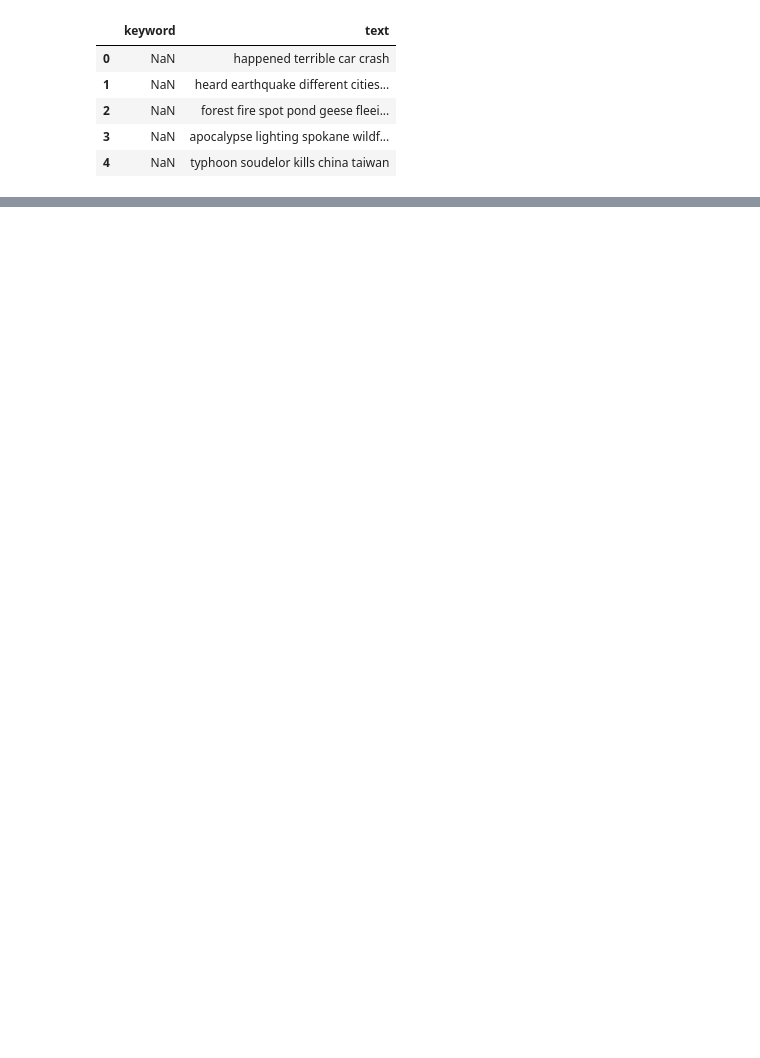
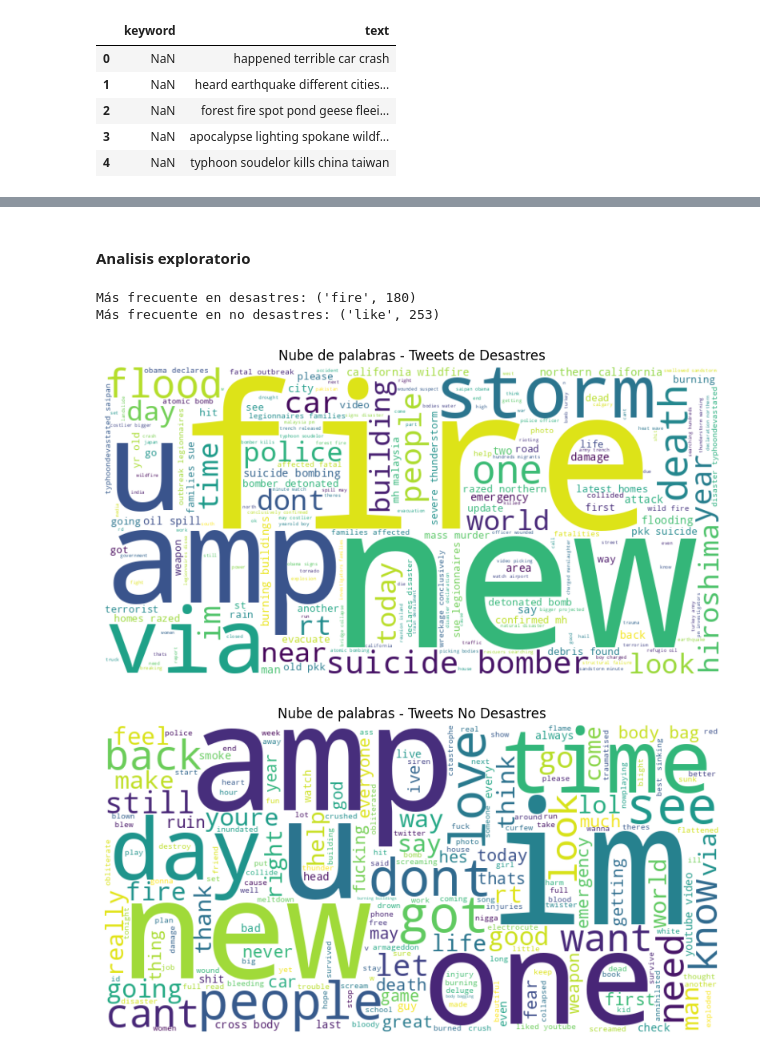
Before and after one commit to JPS4321/Lab5_Data, a Jupyter notebook: lab5.ipynb, the cells around one changed output, grey strips where cells are left out. Saved outputs shown, nothing was run; the diff lists cells and outputs as text; code cells hidden in the pictures; blank space fills up the shorter version.

Commit message:
Feat: Data exploration and clean up fixed

```diff
--- a/lab5.ipynb
+++ b/lab5.ipynb
@@ -112,0 +96,17 @@ clean_test.head()
+# %%
+from collections import Counter
+
+
+disaster_tweets = clean_train[clean_train['target'] == 1]['text']
+non_disaster_tweets = clean_train[clean_train['target'] == 0]['text']
+
+
+disaster_words = " ".join(disaster_tweets).split()
+non_disaster_words = " ".join(non_disaster_tweets).split()
+
+
+disaster_freq = Counter(disaster_words).most_common(20)
+non_disaster_freq = Counter(non_disaster_words).most_common(20)
+
+print("Palabras más frecuentes en tweets de desastres:\n", disaster_freq)
+print("\nPalabras más frecuentes en tweets NO desastres:\n", non_disaster_freq)
@@ -112,0 +123,30 @@ clean_test.head()
+# %% [markdown]
+#### **Analisis exploratorio**
+# %%
+print("Más frecuente en desastres:", disaster_freq[0])
+print("Más frecuente en no desastres:", non_disaster_freq[0])
+# %% [output]
+Más frecuente en desastres: ('fire', 180)
+Más frecuente en no desastres: ('like', 253)
+# %%
+from wordcloud import WordCloud
+import matplotlib.pyplot as plt
+
+# Wordcloud desastres
+wc_disaster = WordCloud(width=800, height=400, background_color="white").generate(" ".join(disaster_words))
+plt.figure(figsize=(10,5))
+plt.imshow(wc_disaster, interpolation="bilinear")
+plt.axis("off")
+plt.title("Nube de palabras - Tweets de Desastres")
+plt.show()
+
+# Wordcloud no desastres
+wc_non = WordCloud(width=800, height=400, background_color="white").generate(" ".join(non_disaster_words))
+plt.figure(figsize=(10,5))
+plt.imshow(wc_non, interpolation="bilinear")
+plt.axis("off")
+plt.title("Nube de palabras - Tweets No Desastres")
+plt.show()
+# %% [output]
+[figure, added]
+[figure, added]
```
Also changed, not shown: parts of 6 cells of this notebook.
